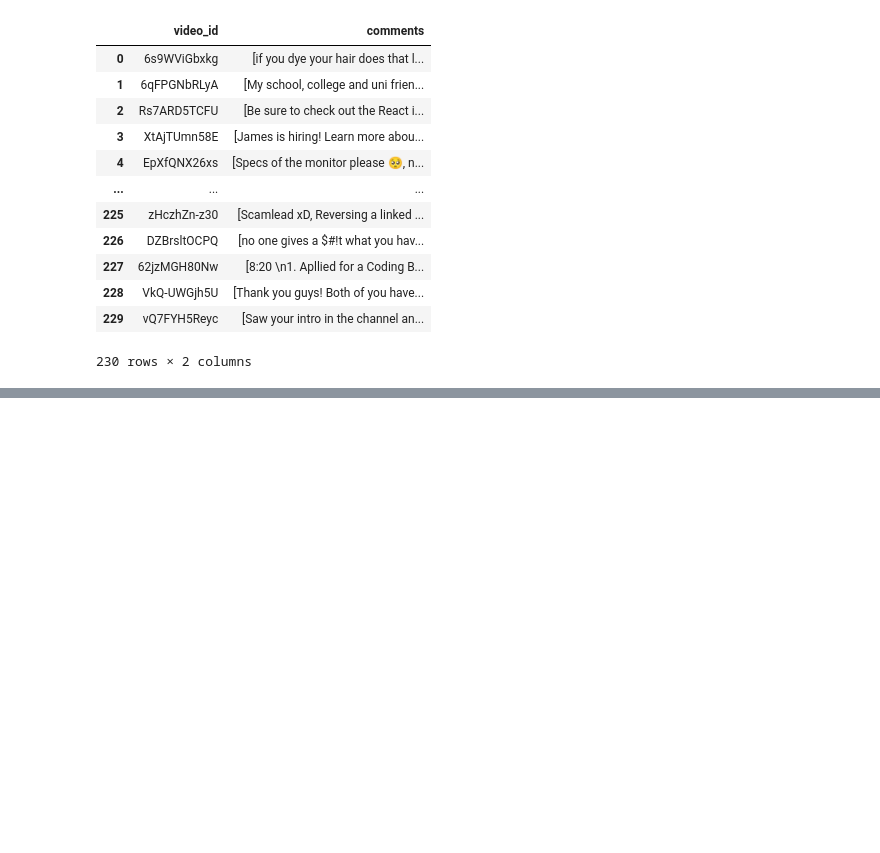
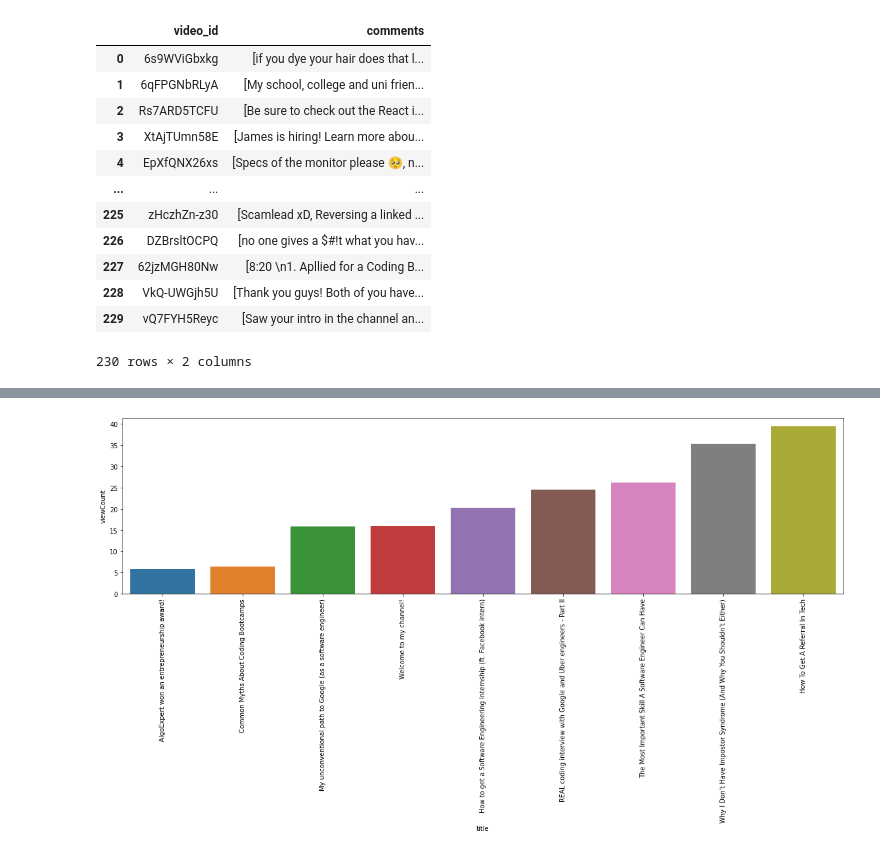
Before and after one commit to AlejMrv/data-analysis-youtube-with-api-connection, a Jupyter notebook: youtube-analysis.ipynb, the cells around one changed output, grey strips where cells are left out. Cells and saved outputs as stored; diff of their text form; code cells hidden in the pictures; blank space fills up the shorter version.

```diff
--- a/youtube-analysis.ipynb
+++ b/youtube-analysis.ipynb
@@ -192,0 +279,7 @@ Could not get comments for video SsNLc7PKRbM
+# %%
+rcParams['figure.figsize'] = 20,5
+ax = sns.barplot(x='title', y='viewCount', data=video_df.sort_values('viewCount', ascending=True)[0:9])
+plot = ax.set_xticklabels(ax.get_xticklabels(), rotation=90)
+ax.yaxis.set_major_formatter(ticker.FuncFormatter(lambda x, pos:'{:,.0f}'.format(x/1000) ))
+# %% [output]
+[figure, added]
```
Also changed, not shown: parts of 8 cells of this notebook.
